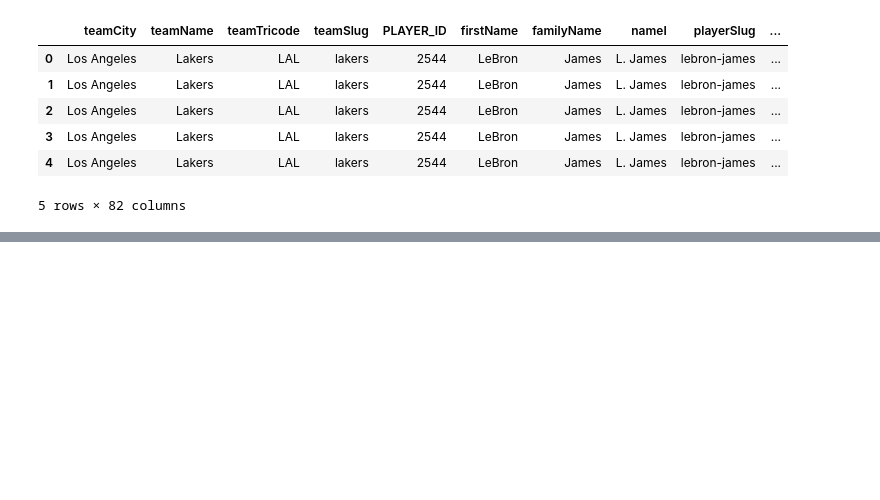
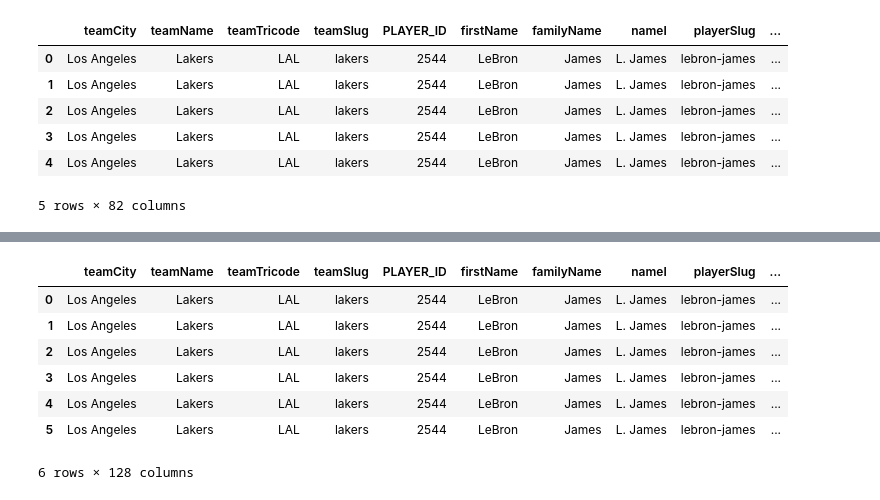
Before and after one commit to sean-hingco/NBAGamePredictor, a Jupyter notebook: data/DataCollector.ipynb, the cells around one changed output, grey strips where cells are left out. Saved outputs shown, nothing was run; the diff lists cells and outputs as text; code cells hidden in the pictures; blank space fills up the shorter version.

```diff
--- a/data/DataCollector.ipynb
+++ b/data/DataCollector.ipynb
@@ -412,0 +429,38 @@ merged_df = pd.read_csv()
+# %%
+# get rolling averages for players for each game
+# sort data by game date
+merged_df = merged_df.sort_values(by=['PLAYER_ID', 'GAME_DATE'])
+
+# get list of stats to average
+roll_list = ['fieldGoalsMade', 'fieldGoalsAttempted',
+       'fieldGoalsPercentage', 'threePointersMade', 'threePointersAttempted',
+       'threePointersPercentage', 'freeThrowsMade', 'freeThrowsAttempted',
+       'freeThrowsPercentage', 'reboundsOffensive', 'reboundsDefensive',
+       'reboundsTotal', 'assists', 'steals', 'blocks', 'turnovers',
+       'foulsPersonal', 'points', 'plusMinusPoints', 'TEAM_ID', 'MIN', 'PTS',
+       'FGM', 'FGA', 'FG_PCT', 'FG3M', 'FG3A', 'FG3_PCT', 'FTM', 'FTA',
+       'FT_PCT', 'OREB', 'DREB', 'REB', 'AST', 'STL', 'BLK', 'TOV', 'PF',
+       'PLUS_MINUS', 'total_shots', 'total_makes', 'fg_pct', 'paint_shots',
+       'mid_range_shots', 'three_point_shots', 'avg_distance']
+
+# change minutes column to numeric
+# merged_df['MIN'] = (
+#     merged_df['MIN']
+#     .str.split(':').str[0]
+#     .astype(float)
+# )
+
+# generate player rolling stats
+for stat in roll_list:
+    merged_df[f'ROLLING_{stat}'] = merged_df.groupby('PLAYER_ID')[stat].rolling(5, min_periods=1).mean().reset_index(level=0, drop=True)
+
+merged_df.head(6)
+# %% [output]
+|  | teamCity | teamName | teamTricode | teamSlug | PLAYER_ID | firstName | familyName | nameI | playerSlug | ... |
+| 0 | Los Angeles | Lakers | LAL | lakers | 2544 | LeBron | James | L. James | lebron-james | ... |
+| 1 | Los Angeles | Lakers | LAL | lakers | 2544 | LeBron | James | L. James | lebron-james | ... |
+| 2 | Los Angeles | Lakers | LAL | lakers | 2544 | LeBron | James | L. James | lebron-james | ... |
+| 3 | Los Angeles | Lakers | LAL | lakers | 2544 | LeBron | James | L. James | lebron-james | ... |
+| 4 | Los Angeles | Lakers | LAL | lakers | 2544 | LeBron | James | L. James | lebron-james | ... |
+| 5 | Los Angeles | Lakers | LAL | lakers | 2544 | LeBron | James | L. James | lebron-james | ... |
+6 rows × 128 columns
```
Also changed, not shown: parts of 2 cells of this notebook, 3 other files.
